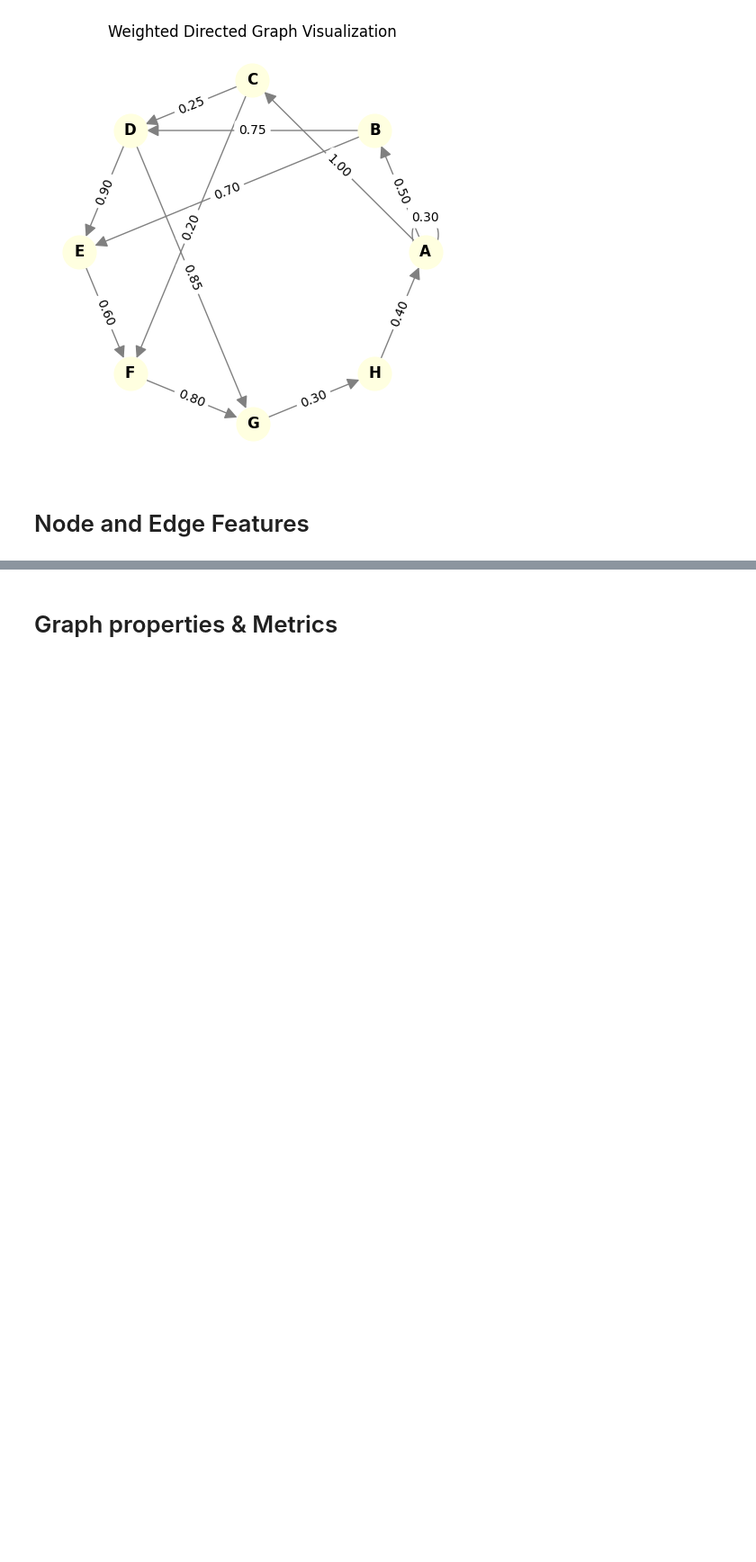
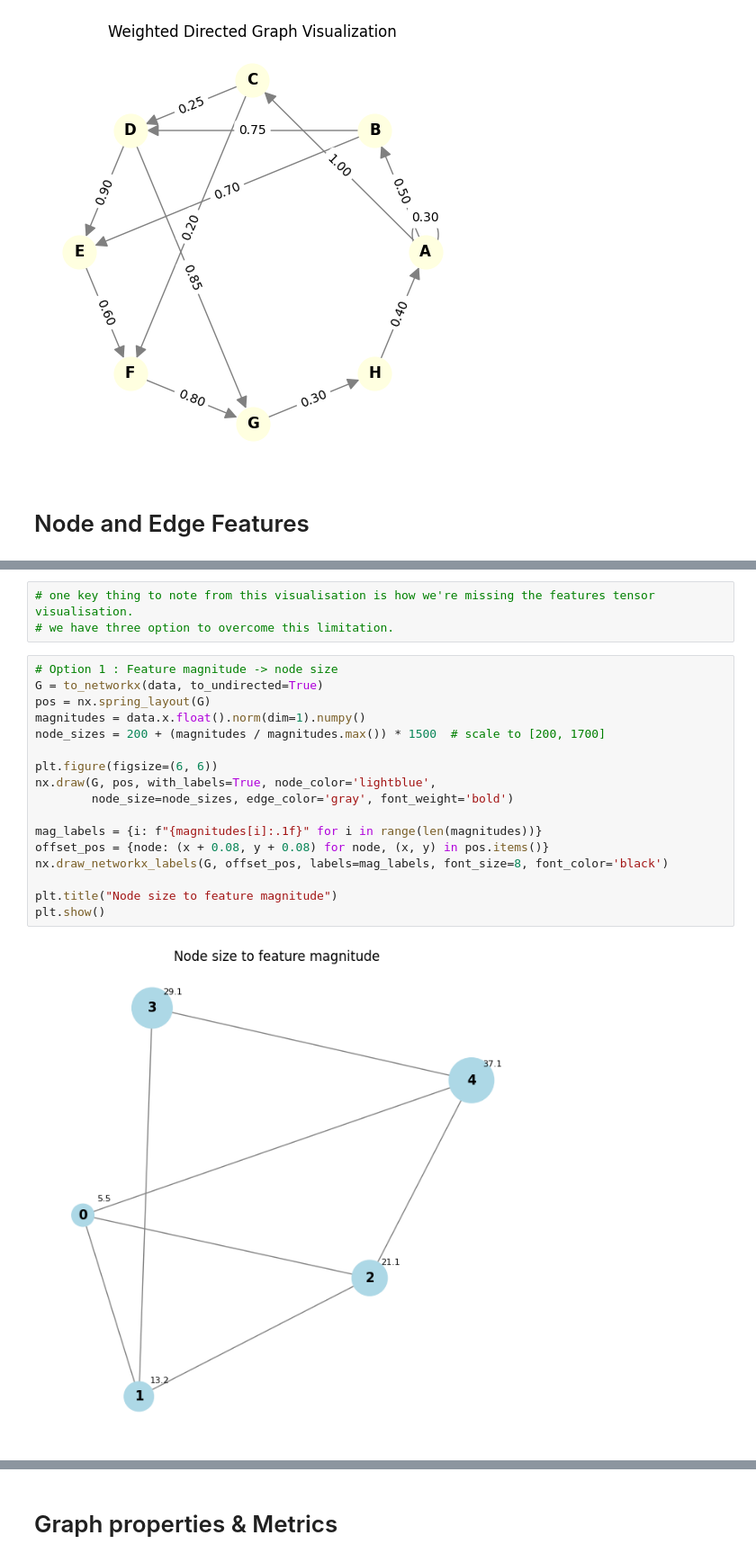
Before and after one commit to ImadElMaftouhi/Machine-learning, a Jupyter notebook: notebooks/graph_101.ipynb, the cells around one changed output, grey strips where cells are left out. Shown at 90% size. Cells and saved outputs as stored; diff of their text form; blank space fills up the shorter version.

```diff
--- a/notebooks/graph_101.ipynb
+++ b/notebooks/graph_101.ipynb
@@ -473,0 +533,22 @@ Weighted Directed Adjacency Matrix:
+# %%
+# one key thing to note from this visualisation is how we're missing the features tensor visualisation.
+# we have three option to overcome this limitation.
+# %%
+# Option 1 : Feature magnitude -> node size
+G = to_networkx(data, to_undirected=True)
+pos = nx.spring_layout(G)
+magnitudes = data.x.float().norm(dim=1).numpy()
+node_sizes = 200 + (magnitudes / magnitudes.max()) * 1500  # scale to [200, 1700]
+
+plt.figure(figsize=(6, 6))
+nx.draw(G, pos, with_labels=True, node_color='lightblue',
+        node_size=node_sizes, edge_color='gray', font_weight='bold')
+
+mag_labels = {i: f"{magnitudes[i]:.1f}" for i in range(len(magnitudes))}
+offset_pos = {node: (x + 0.08, y + 0.08) for node, (x, y) in pos.items()}
+nx.draw_networkx_labels(G, offset_pos, labels=mag_labels, font_size=8, font_color='black')
+
+plt.title("Node size to feature magnitude")
+plt.show()
+# %% [output]
+[figure, added]
```
Also changed, not shown: parts of 10 cells of this notebook.
